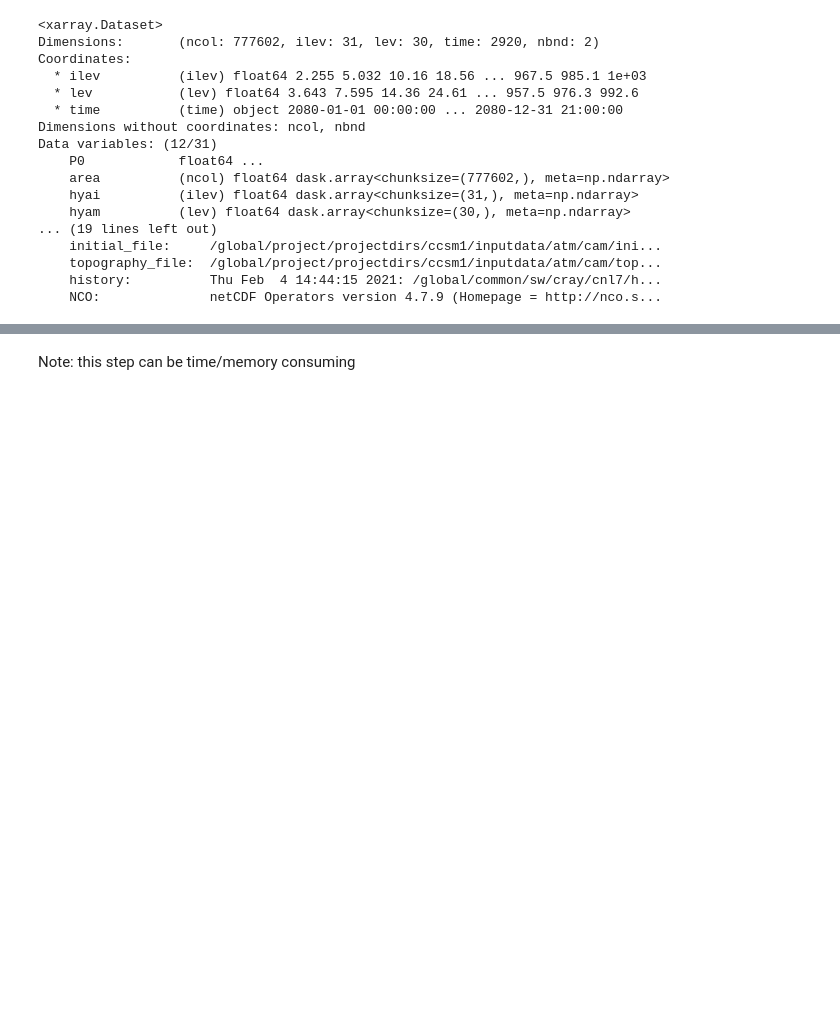
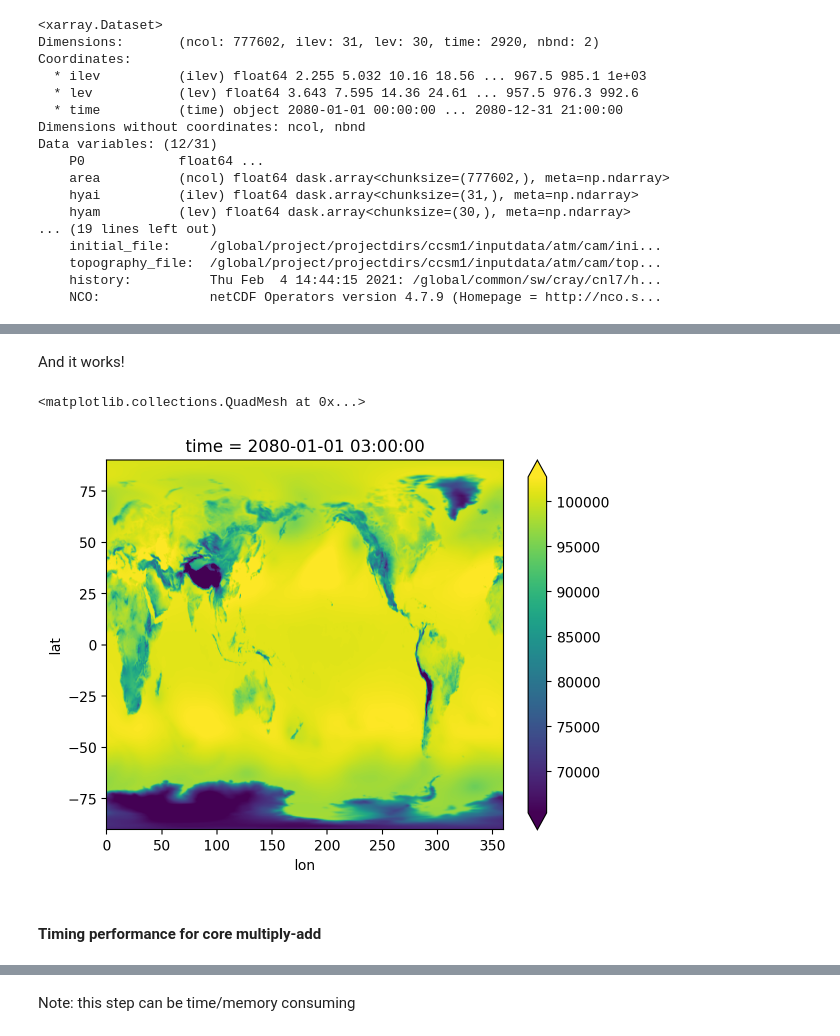
Before and after one commit to katiedagon/CAM-SE_analysis, a Jupyter notebook: notebooks/CAM-SE.ipynb, the cells around one changed output, grey strips where cells are left out. Cells and saved outputs as stored; diff of their text form; code cells hidden in the pictures; blank space fills up the shorter version.

```diff
--- a/notebooks/CAM-SE.ipynb
+++ b/notebooks/CAM-SE.ipynb
@@ -479,3 +575,32 @@ Data variables: (12/31)
 # %%
-xr.dot(psfile.PS, xsparse_wgts, dims="ncol")
+def apply_weights(dataset, weights):
+
+    def _apply(da):
+        # 🐵 🔧
+        xr.core.duck_array_ops.einsum  = opt_einsum.contract
+
+        ans = xr.dot(
+            da,
+            weights,
+            # This dimension will be "contracted"
+            # or summmed over after multiplying by the weights
+            dims="ncol",
+        )
+
+        # 🐵 🔧 : restore back to original
+        xr.core.duck_array_ops.einsum = np.einsum
+
+        return ans
+
+    vars_with_ncol = [
+        name for name, array  in dataset.variables.items()
+        if "ncol" in array.dims and name not in weights.coords
+    ]
+    regridded = dataset[vars_with_ncol].map(_apply)
+
+    # merge in other variables, but skip those that are already set
+    # like lat, lon
+    return xr.merge([dataset.drop_vars(regridded.variables), regridded])
+
+apply_weights(psfile, xsparse_wgts.chunk())
 # %% [output]
@@ -493,0 +639,3 @@ https://github.com/sgyeager/mypyutils/blob/main/mypyutils/regrid_utils.py
+# %%
+regridded = apply_weights(psfile, xsparse_wgts.chunk(lon=200))
+display(regridded)
@@ -493,0 +660,9 @@ https://github.com/sgyeager/mypyutils/blob/main/mypyutils/regrid_utils.py
+# %% [markdown]
+And it works!
+# %%
+regridded.isel(time=1).compute().plot(robust=True)
+# %% [output]
+<matplotlib.collections.QuadMesh at 0x...>
+[figure, added]
+# %% [markdown]
+#### Timing performance for core multiply-add
```
Also changed, not shown: parts of 29 cells of this notebook.
